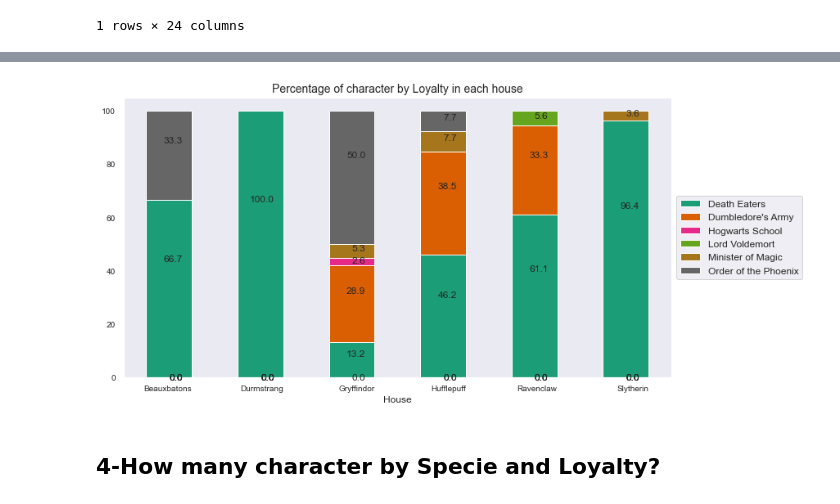
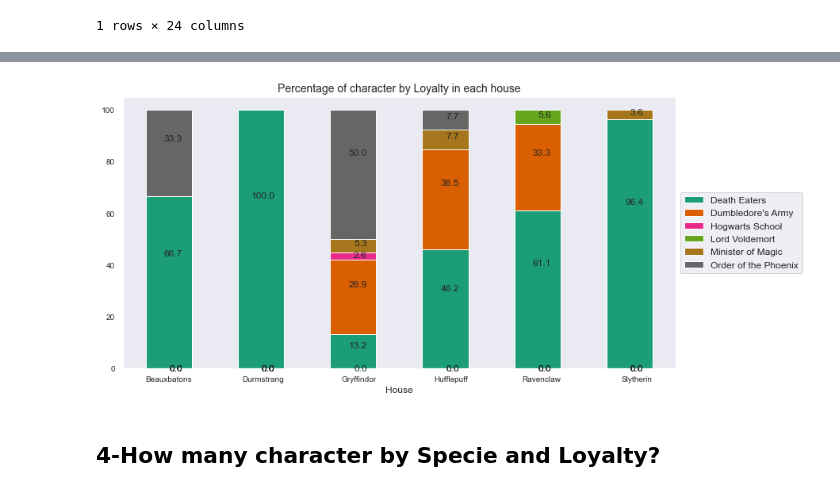
Before and after one commit to juluz/python-analysis, a Jupyter notebook: harry_potter/notebook/eda_characters.ipynb, the cells around one changed output, grey strips where cells are left out. Cells and saved outputs as stored; diff of their text form; code cells hidden in the pictures.

```diff
--- a/harry_potter/notebook/eda_characters.ipynb
+++ b/harry_potter/notebook/eda_characters.ipynb
@@ -427,35 +427,35 @@ stacked_data = df_pivot_lol_house.apply(lambda x: x*100/sum(x), axis=1)
 fig = plt.figure()
 ax = fig.add_subplot()
 width = 0.5
 
 col = sns.color_palette("hls", 11)
 stacked_data.plot(kind='bar', stacked=True, ax=ax, width=width, position=1,fontsize=10,colormap='Dark2')
 
 figs = plt.gcf()
-fig.set_size_inches(12, 7)
+fig.set_size_inches(12.5, 7)
 
 for rect in ax.patches:
     # Find where everything is located
     height = rect.get_height()
     width = rect.get_width()
     x = rect.get_x()
     y = rect.get_y()
 
     label_text = f'{height:.1f}'  # f'{height:.2f}' to format decimal values
 
     # ax.text(x, y, text)
     label_x = x + 0.4  # adjust 0.2 to center the label
     label_y = y + height / 1.5
     ax.text(label_x, label_y, label_text, ha='right', va='center', fontsize=12)
 
 ax.legend(loc='center left', bbox_to_anchor=(1, 0.5), fontsize=12)
 ax.grid(False)
 figs.autofmt_xdate(rotation=360)
 plt.title("Percentage of character by Loyalty in each house", fontsize=14)
 fig.savefig('C:/Users/juml_/Documents/Projects/github/python-analysis/harry_potter/image/house_loyalt.png',bbox_inches='tight',transparent=False)
 plt.show();
 # %% [output]
-[figure, old version]
+[figure, new version]
 # %% [markdown]
 ## 4-How many character by Specie and Loyalty? <br>
 # %%
```
Also changed, not shown: parts of 4 cells of this notebook, 3 other files.
